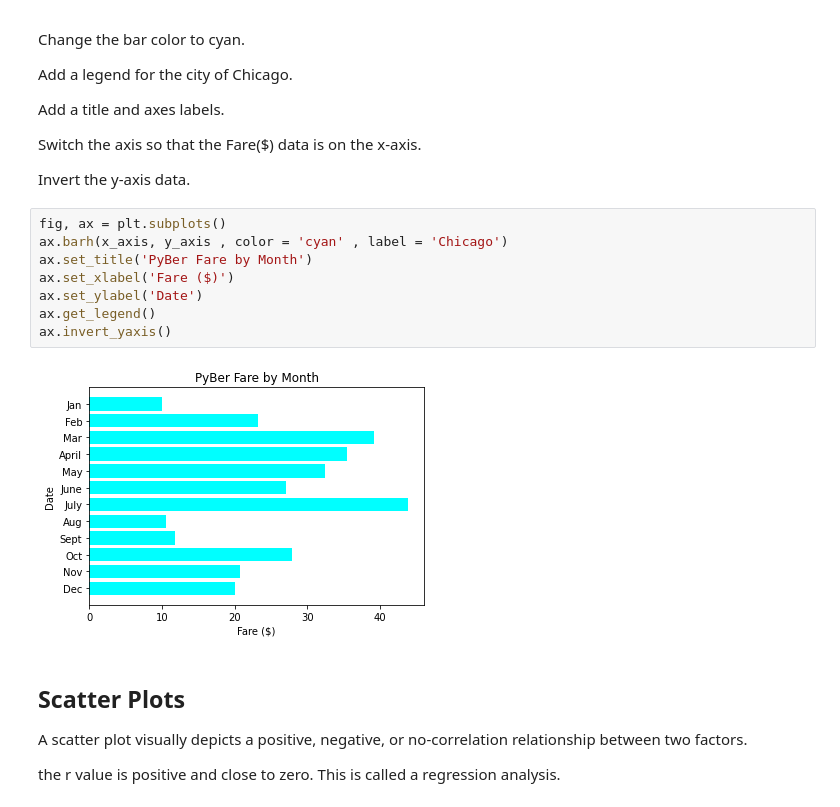
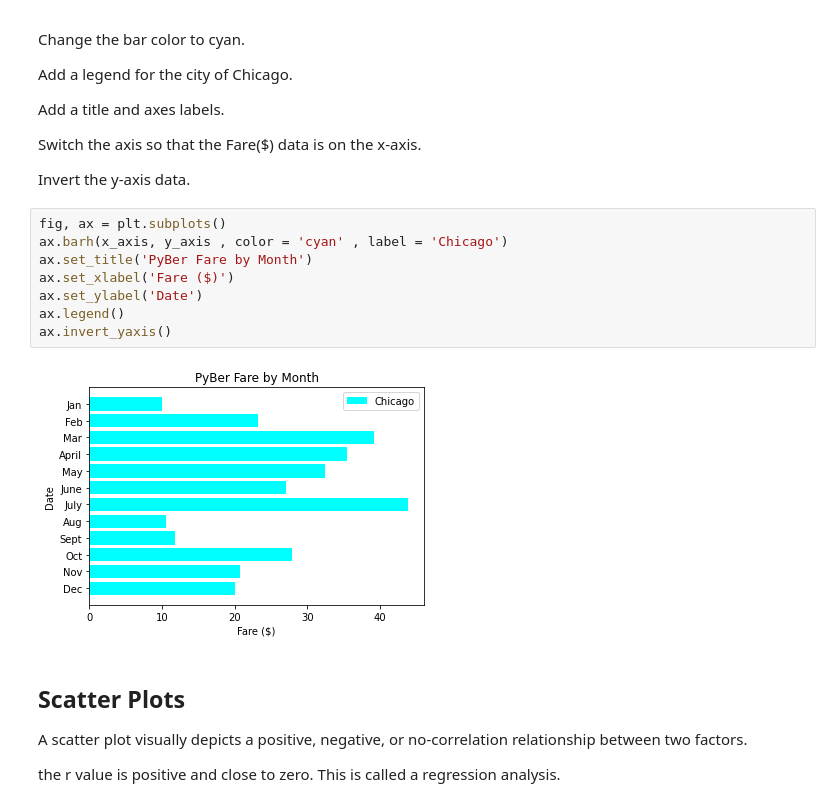
Before and after one commit to cameronmitchell18/PyBer-Analysis-Practice, a Jupyter notebook: PyBer_Practice.ipynb, the cells around one changed output. Saved outputs shown, nothing was run; the diff lists cells and outputs as text.

```diff
--- a/PyBer_Practice.ipynb
+++ b/PyBer_Practice.ipynb
@@ -213,13 +213,13 @@ Invert the y-axis data.
 # %%
 fig, ax = plt.subplots()
 ax.barh(x_axis, y_axis , color = 'cyan' , label = 'Chicago')
 ax.set_title('PyBer Fare by Month')
 ax.set_xlabel('Fare ($)')
 ax.set_ylabel('Date')
-ax.get_legend()
+ax.legend()
 ax.invert_yaxis()
 # %% [output]
-[figure, old version]
+[figure, new version]
 # %% [markdown]
 ## Scatter Plots
 
```
Also changed, not shown: parts of 5 cells of this notebook.
